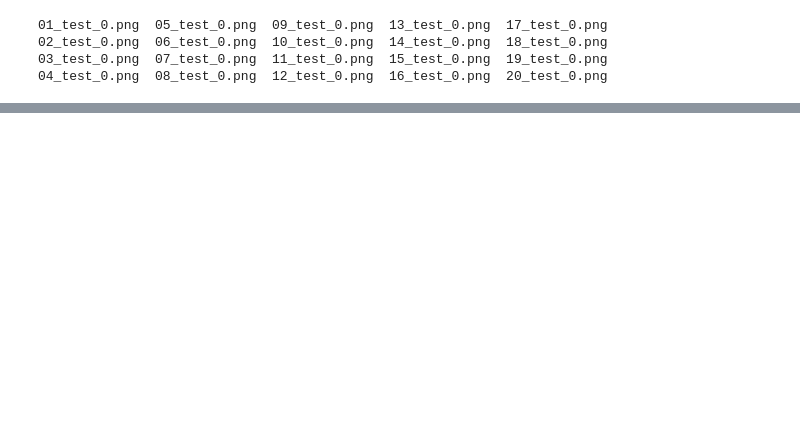
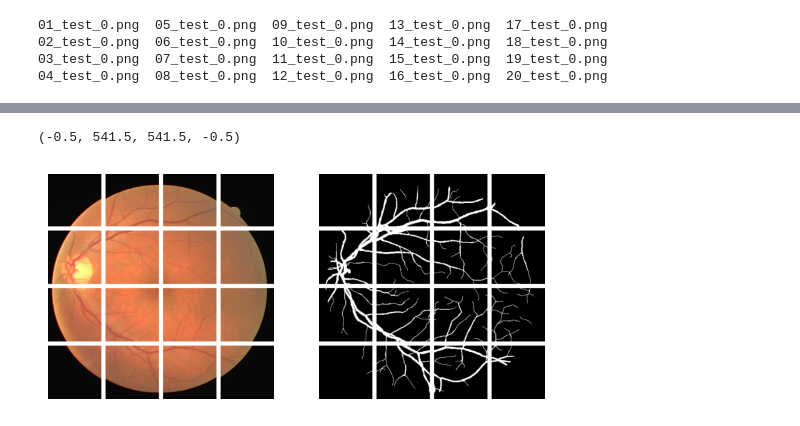
Before and after one commit to meysam-kazemi/drive-unet, a Jupyter notebook: augment.ipynb, the cells around one changed output, grey strips where cells are left out. Cells and saved outputs as stored; diff of their text form; code cells hidden in the pictures; blank space fills up the shorter version.

```diff
--- a/augment.ipynb
+++ b/augment.ipynb
@@ -116,0 +258,9 @@ augment_data(test_x, test_y, "new_data/test/", index=0, augment=False)
+# %%
+images = sorted(glob("datasets/DRIVE/patches/train/images/*"))
+masks = sorted(glob("datasets/DRIVE/patches/train/masks/*"))
+
+xs = []
+ys = []
+for i in range(16):
+  xs.append(cv2.imread(images[i])[...,::-1])
+  ys.append(imageio.mimread(masks[i])[0])
@@ -116,0 +275,25 @@ augment_data(test_x, test_y, "new_data/test/", index=0, augment=False)
+# %%
+image = np.ones((542,542,3), dtype="uint8")*255
+image[:128,:128, :] = xs[0]
+for i in range(4):
+  for j in range(4):
+    startx, endx = i*128+10*i, i*128+128+10*i
+    starty, endy = j*128+10*j, j*128+128+10*j
+    image[startx:endx, starty:endy,:] = xs[i*4+j]
+
+mask = np.ones((542,542,3), dtype="uint8")*255
+mask[:128,:128, :] = xs[0]
+for i in range(4):
+  for j in range(4):
+    startx, endx = i*128+10*i, i*128+128+10*i
+    starty, endy = j*128+10*j, j*128+128+10*j
+    mask[startx:endx, starty:endy,:] = ys[i*4+j]
+
+fig = plt.figure()
+plt.subplot(1,2,1)
+plt.imshow(image);plt.axis(False)
+plt.subplot(1,2,2)
+plt.imshow(mask, 'gray');plt.axis(False)
+# %% [output]
+(-0.5, 541.5, 541.5, -0.5)
+[figure, added]
```
Also changed, not shown: parts of 17 cells of this notebook.
